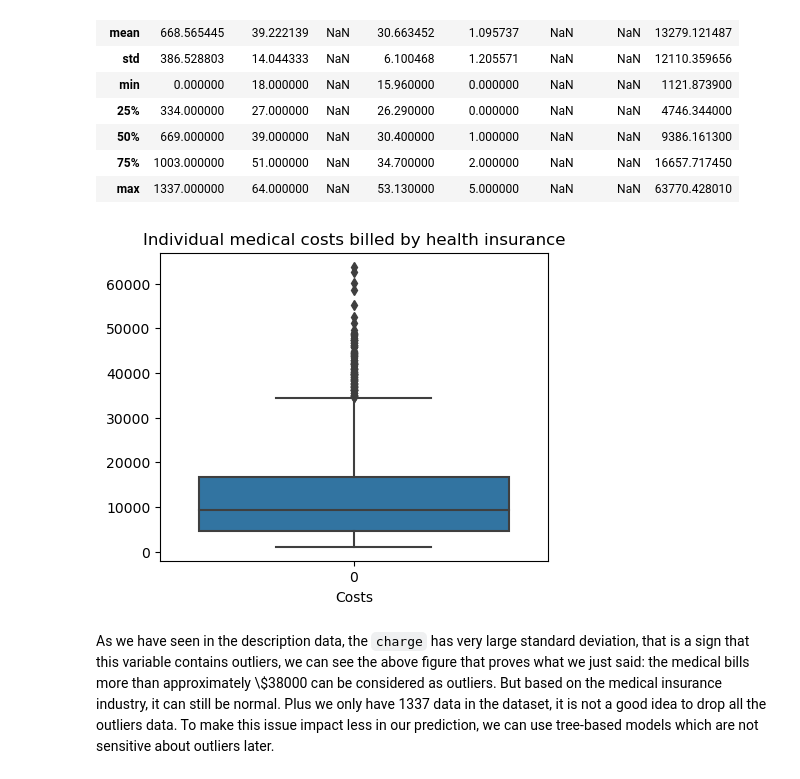
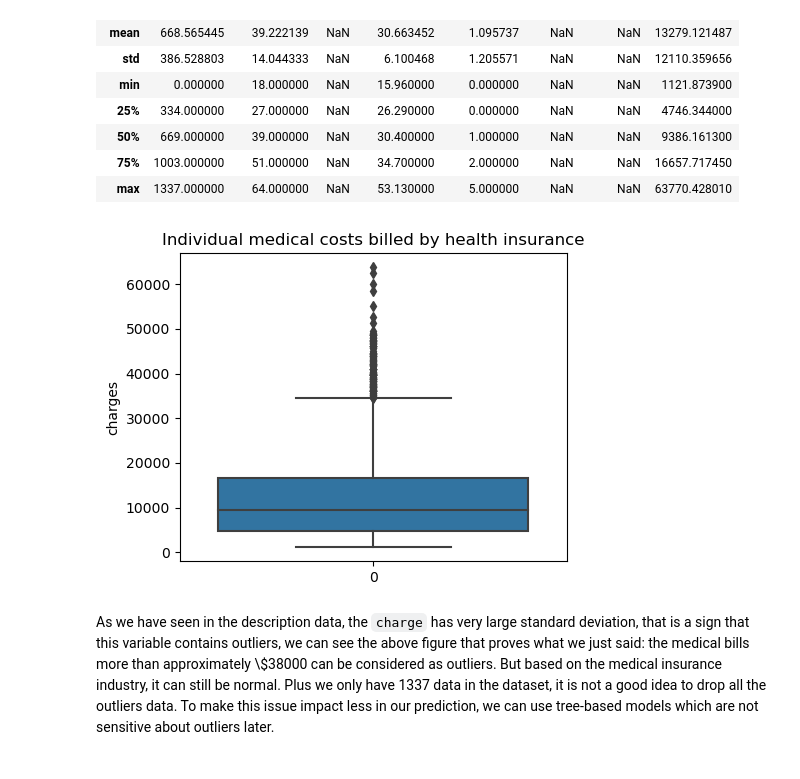
Before and after one commit to ying2sun/Medical-Cost-Prediction-with-EDA, a Jupyter notebook: Medical Cost Prediction with EDA.ipynb, the cells around one changed output. Cells and saved outputs as stored; diff of their text form; code cells hidden in the pictures.

```diff
--- a/Medical Cost Prediction with EDA.ipynb
+++ b/Medical Cost Prediction with EDA.ipynb
@@ -108,11 +108,11 @@ df.describe(include = 'all')
 # %%
 plt.figure(figsize=(5,4))
 sns.boxplot(df['charges'])
 plt.title("Individual medical costs billed by health insurance")
-plt.xlabel("Costs")
+plt.ylabel('charges')
 plt.show()
 # %% [output]
-[figure, old version]
+[figure, new version]
 # %% [markdown]
 As we have seen in the description data, the `charge` has very large standard deviation, that is a sign that this variable contains outliers, we can see the above figure that proves what we just said: the medical bills more than approximately \\$38000 can be considered as outliers. But based on the medical insurance industry, it can still be normal. Plus we only have 1337 data in the dataset, it is not a good idea to drop all the outliers data. To make this issue impact less in our prediction, we can use tree-based models which are not sensitive about outliers later.
 # %% [markdown]
```
Also changed, not shown: parts of 1 cell of this notebook.
